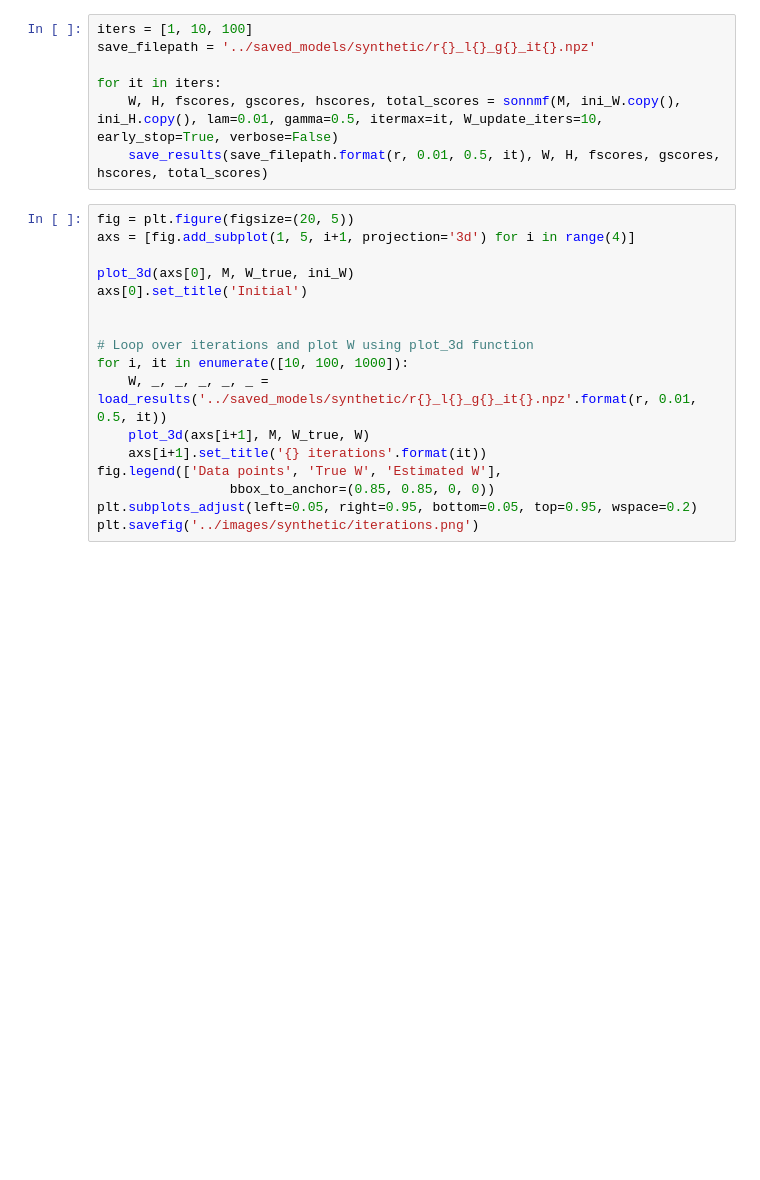
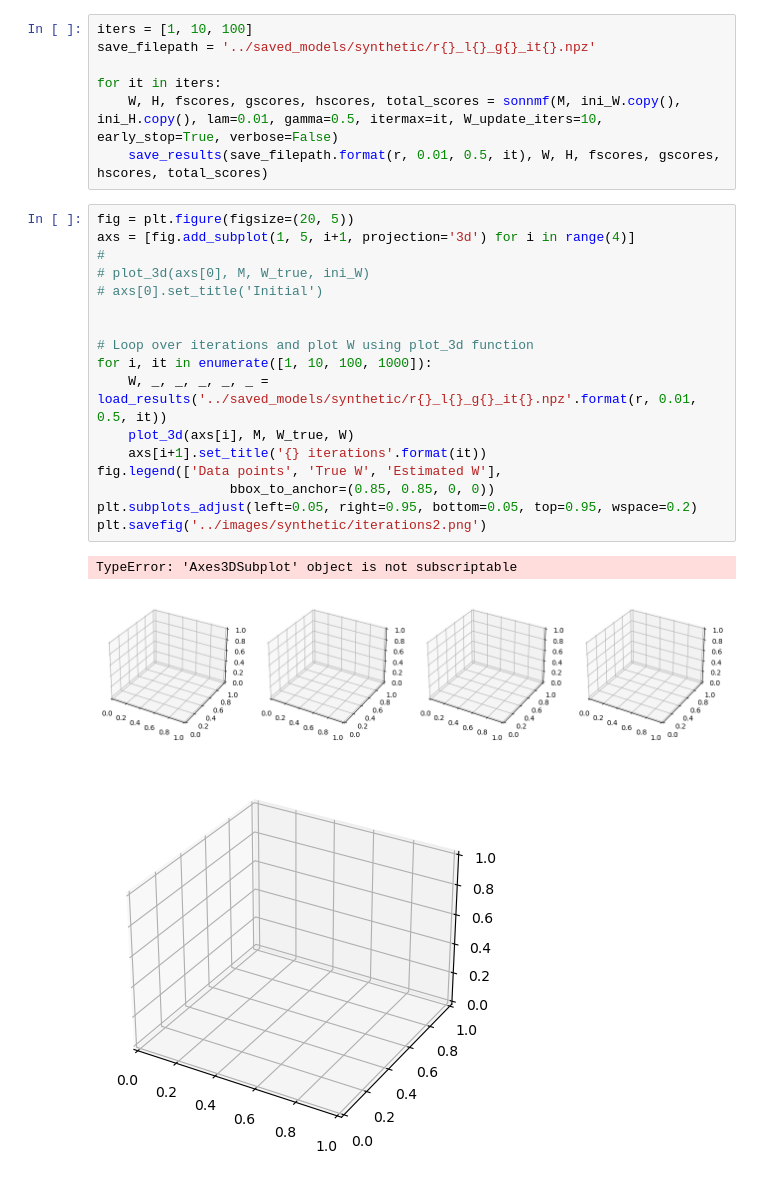
Before and after one commit to waqasbinhamed/sonnmf, a Jupyter notebook: experimental/notebooks/synthetic.ipynb, the cells around one changed output. Drawn from its saved outputs; the diff is of its cells as text; blank space fills up the shorter version.

```diff
--- a/experimental/notebooks/synthetic.ipynb
+++ b/experimental/notebooks/synthetic.ipynb
@@ -143,17 +143,21 @@ for it in iters:
 # %%
 fig = plt.figure(figsize=(20, 5))
 axs = [fig.add_subplot(1, 5, i+1, projection='3d') for i in range(4)]
-
-plot_3d(axs[0], M, W_true, ini_W)
-axs[0].set_title('Initial')
+#
+# plot_3d(axs[0], M, W_true, ini_W)
+# axs[0].set_title('Initial')
 
 
 # Loop over iterations and plot W using plot_3d function
-for i, it in enumerate([10, 100, 1000]):
+for i, it in enumerate([1, 10, 100, 1000]):
     W, _, _, _, _, _ = load_results('../saved_models/synthetic/r{}_l{}_g{}_it{}.npz'.format(r, 0.01, 0.5, it))
-    plot_3d(axs[i+1], M, W_true, W)
+    plot_3d(axs[i], M, W_true, W)
     axs[i+1].set_title('{} iterations'.format(it))
 fig.legend(['Data points', 'True W', 'Estimated W'],
                  bbox_to_anchor=(0.85, 0.85, 0, 0))
 plt.subplots_adjust(left=0.05, right=0.95, bottom=0.05, top=0.95, wspace=0.2)
-plt.savefig('../images/synthetic/iterations.png')
+plt.savefig('../images/synthetic/iterations2.png')
+# %% [output]
+TypeError: 'Axes3DSubplot' object is not subscriptable
+[figure, added]
+[figure, added]
```
Also changed, not shown: 3 other files.
